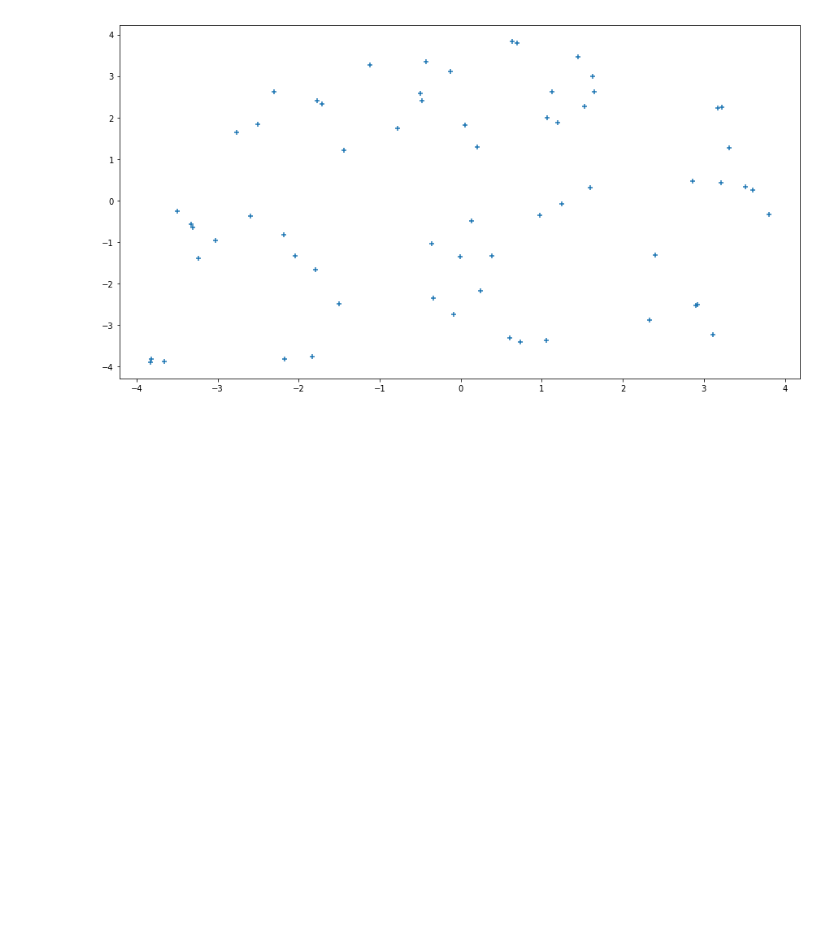
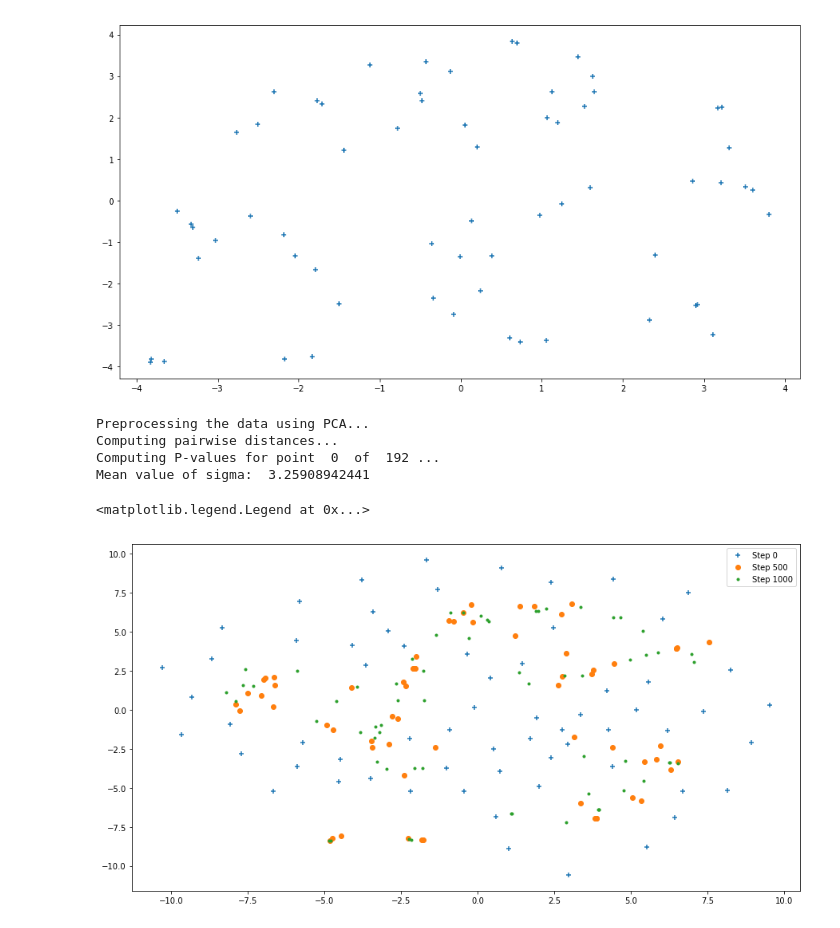
Before and after one commit to alexmlamb/undirected_matching, a Jupyter notebook: lib/z-tsne.ipynb, the cells around one changed output. Saved outputs shown, nothing was run; the diff lists cells and outputs as text; code cells hidden in the pictures; blank space fills up the shorter version.

Commit message:
more tsne

```diff
--- a/lib/z-tsne.ipynb
+++ b/lib/z-tsne.ipynb
@@ -153,3 +153,28 @@ plt.scatter(coor_tsne5[:, 0], coor_tsne5[:, 1], cmap="plasma", marker="+")
 # %% [output]
 <matplotlib.collections.PathCollection at 0x...>
 [figure]
+# %%
+a = tsne.tsne(np.concatenate((zs[0, ...], zs[500, ...], zs[1000, ...]), axis=0))
+a = a.reshape((3, 64, 2))
+# %% [output]
+Preprocessing the data using PCA...
+Computing pairwise distances...
+Computing P-values for point  0  of  192 ...
+Mean value of sigma:  3.25908942441
+# %%
+import matplotlib
+import matplotlib.pyplot as plt
+%matplotlib inline
+
+plt.rcParams['figure.figsize'] = (15, 8)
+plt.scatter(a[0][:, 0], a[0][:, 1], cmap="plasma", marker="+", label="Step 0")
+plt.scatter(a[1][:, 0], a[1][:, 1], cmap="plasma", marker="o", label="Step 500")
+plt.scatter(a[2][:, 0], a[2][:, 1], cmap="plasma", marker=".", label="Step 1000")
+plt.legend()
+
+
+# for i, txt in enumerate(coor_tsne):
+#     plt.annotate(i, (txt[0],txt[1]))
+# %% [output]
+<matplotlib.legend.Legend at 0x...>
+[figure, added]
```
